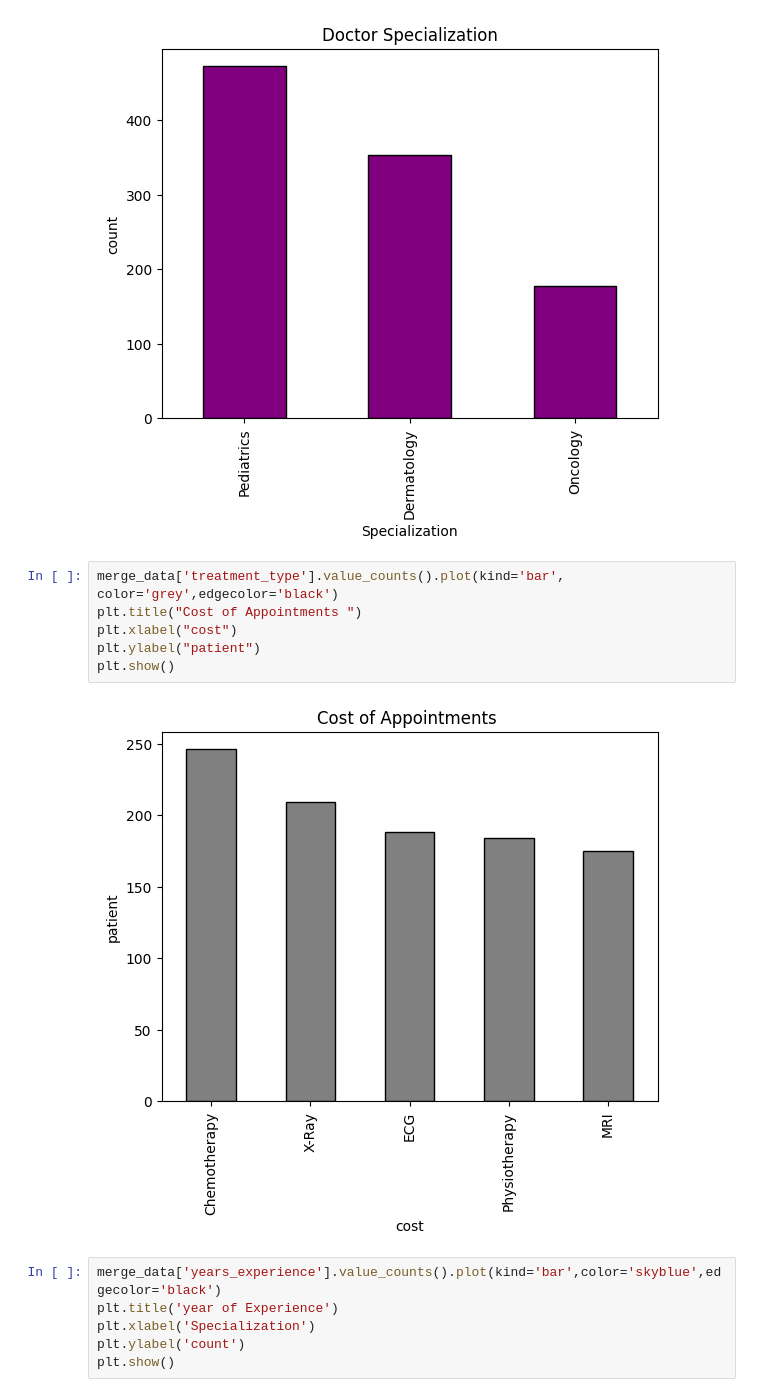
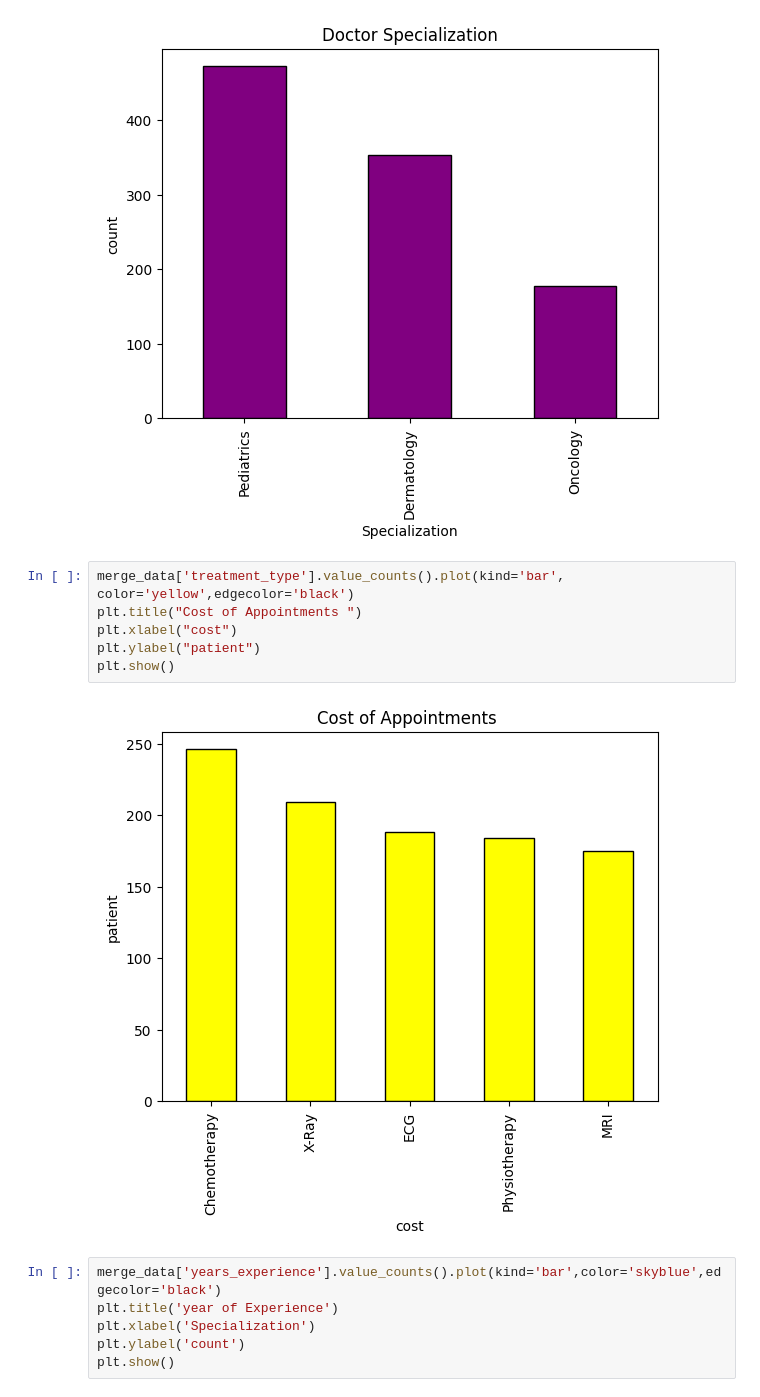
Before and after one commit to Jayaprathap-Data-Science/Analysis-Using-MY-SQL, a Jupyter notebook: healhcare-project-analysis.ipynb, the cells around one changed output. Saved outputs shown, nothing was run; the diff lists cells and outputs as text.

```diff
--- a/healhcare-project-analysis.ipynb
+++ b/healhcare-project-analysis.ipynb
@@ -382,13 +382,13 @@ plt.show()
 # %% [output]
 [figure]
 # %%
-merge_data['treatment_type'].value_counts().plot(kind='bar', color='grey',edgecolor='black')
+merge_data['treatment_type'].value_counts().plot(kind='bar', color='yellow',edgecolor='black')
 plt.title("Cost of Appointments ")
 plt.xlabel("cost")
 plt.ylabel("patient")
 plt.show()
 # %% [output]
-[figure, old version]
+[figure, new version]
 # %%
 merge_data['years_experience'].value_counts().plot(kind='bar',color='skyblue',edgecolor='black')
 plt.title('year of Experience')
```
